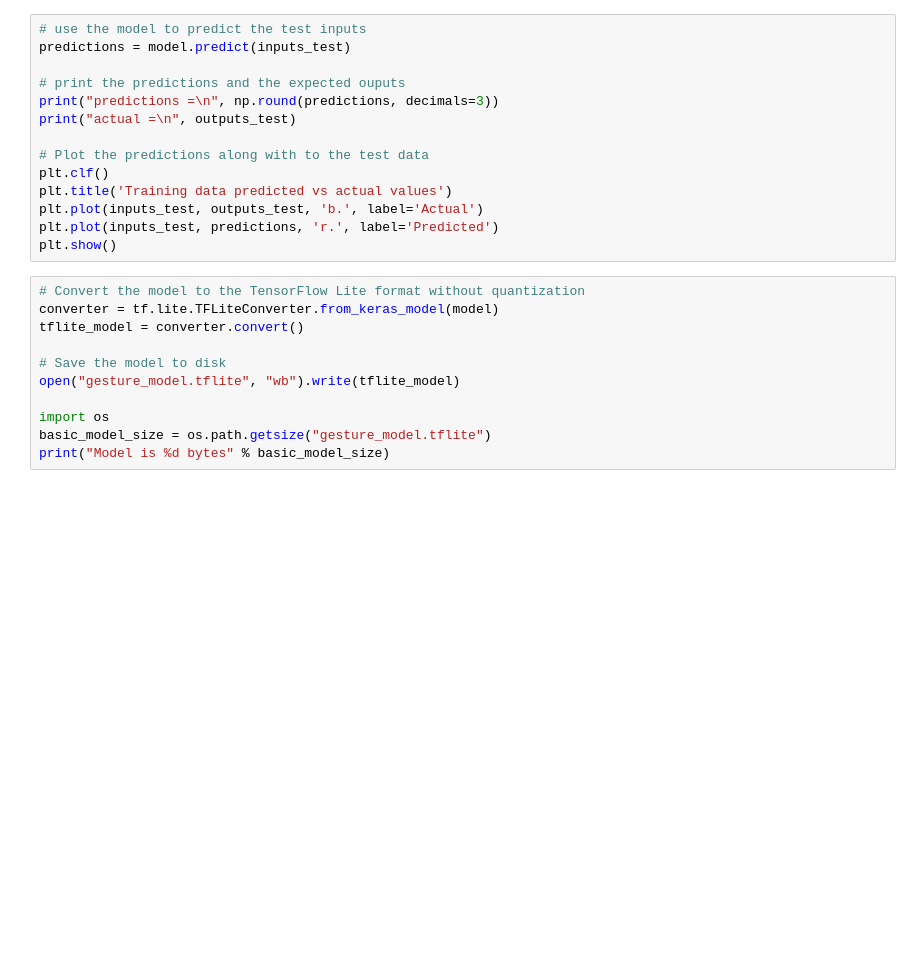
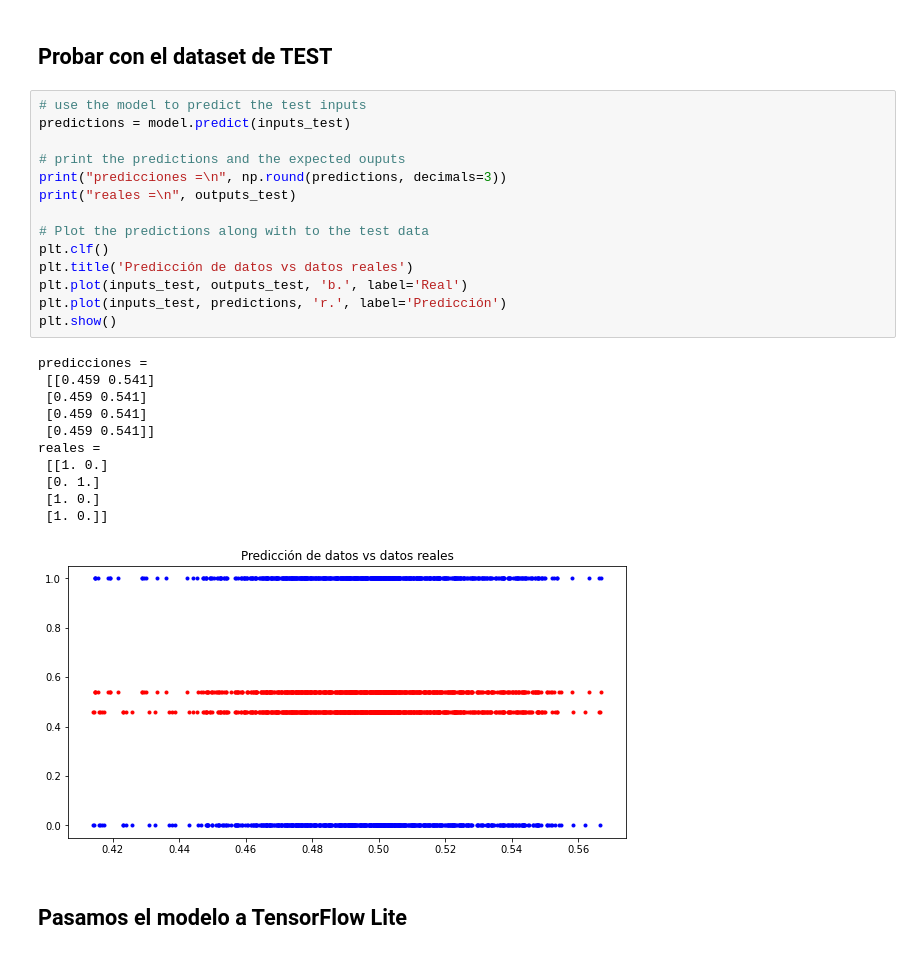
Before and after one commit to karentp/Arduino-GPIO-Giroscopio-comunicaciones-TinyML, a Jupyter notebook: Lab5TensorFlow.ipynb, the cells around one changed output. Cells and saved outputs as stored; diff of their text form; blank space fills up the shorter version.

```diff
--- a/Lab5TensorFlow.ipynb
+++ b/Lab5TensorFlow.ipynb
@@ -150,25 +196,30 @@ plt.show()
+# %% [markdown]
+## Probar con el dataset de TEST
 # %%
 # use the model to predict the test inputs
 predictions = model.predict(inputs_test)
 
 # print the predictions and the expected ouputs
-print("predictions =\n", np.round(predictions, decimals=3))
-print("actual =\n", outputs_test)
+print("predicciones =\n", np.round(predictions, decimals=3))
+print("reales =\n", outputs_test)
 
 # Plot the predictions along with to the test data
 plt.clf()
-plt.title('Training data predicted vs actual values')
-plt.plot(inputs_test, outputs_test, 'b.', label='Actual')
-plt.plot(inputs_test, predictions, 'r.', label='Predicted')
+plt.title('Predicción de datos vs datos reales')
+plt.plot(inputs_test, outputs_test, 'b.', label='Real')
+plt.plot(inputs_test, predictions, 'r.', label='Predicción')
 plt.show()
+# %% [output]
+predicciones =
+ [[0.459 0.541]
+ [0.459 0.541]
+ [0.459 0.541]
+ [0.459 0.541]]
+reales =
+ [[1. 0.]
+ [0. 1.]
+ [1. 0.]
+ [1. 0.]]
+[figure, added]
-# %%
-# Convert the model to the TensorFlow Lite format without quantization
-converter = tf.lite.TFLiteConverter.from_keras_model(model)
-tflite_model = converter.convert()
-
-# Save the model to disk
-open("gesture_model.tflite", "wb").write(tflite_model)
-
-import os
-basic_model_size = os.path.getsize("gesture_model.tflite")
-print("Model is %d bytes" % basic_model_size)
+# %% [markdown]
+## Pasamos el modelo a TensorFlow Lite
```
Also changed, not shown: parts of 17 cells of this notebook.
